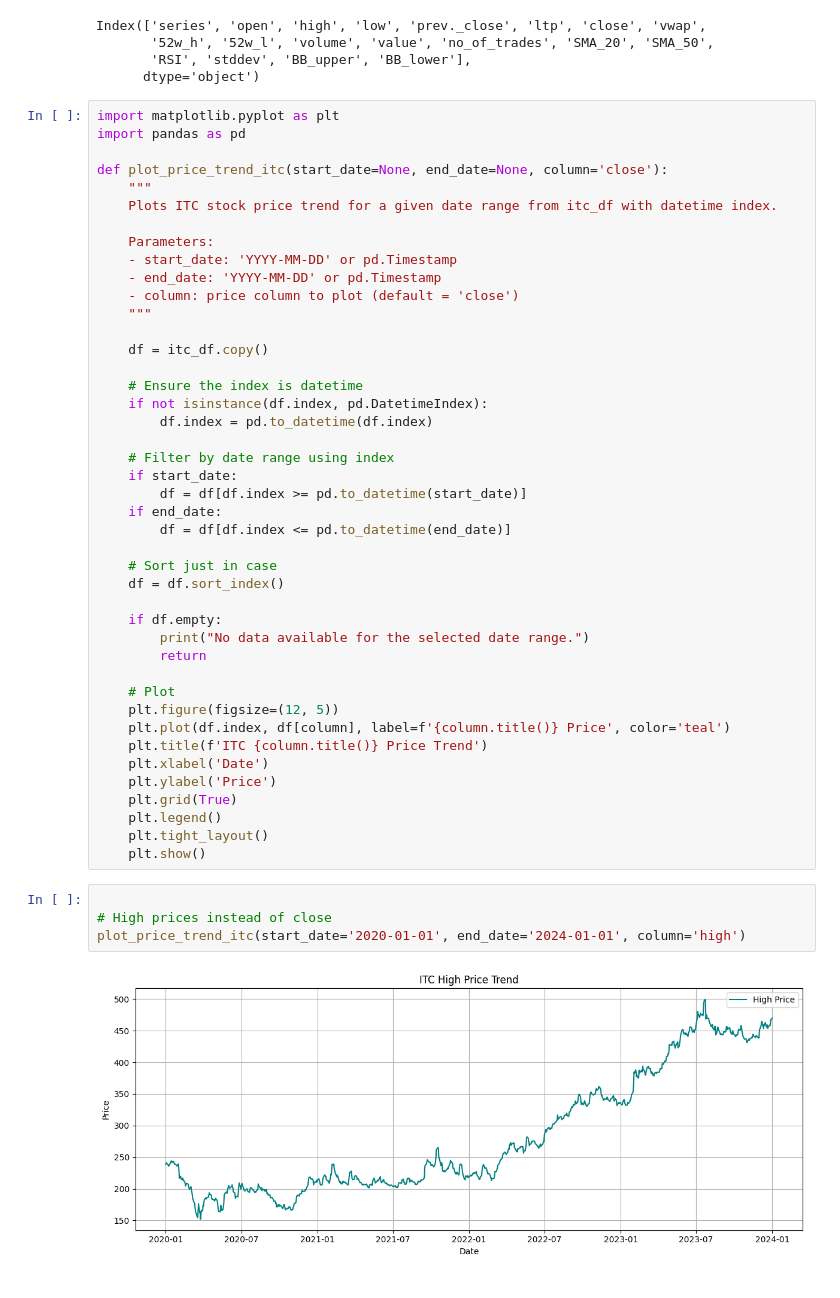
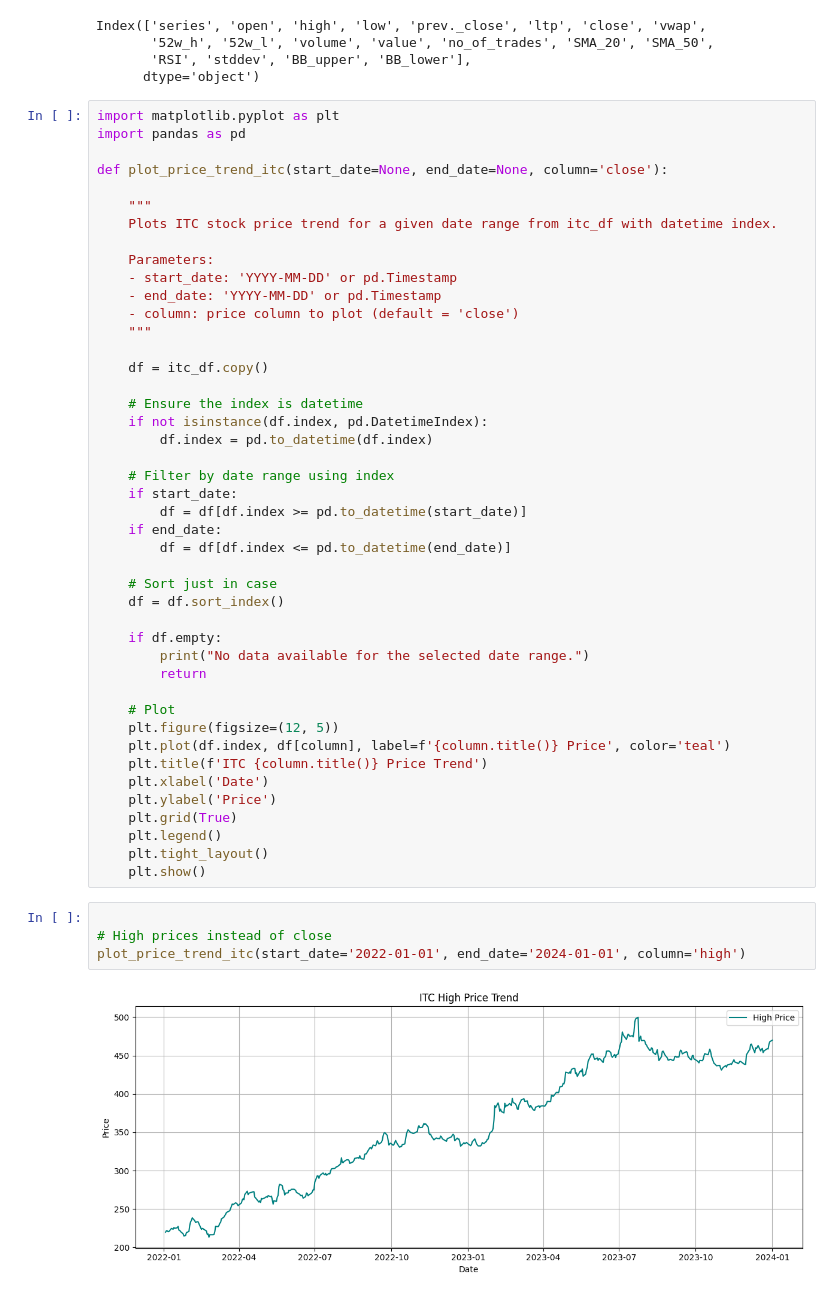
Before and after one commit to Vrunda-Kulkarni/Stock_Price_Prediction, a Jupyter notebook: 01_data_exploration_ITC.ipynb, the cells around one changed output. Saved outputs shown, nothing was run; the diff lists cells and outputs as text.

```diff
--- a/01_data_exploration_ITC.ipynb
+++ b/01_data_exploration_ITC.ipynb
@@ -144,6 +127,7 @@ import matplotlib.pyplot as plt
 import pandas as pd
 
 def plot_price_trend_itc(start_date=None, end_date=None, column='close'):
+
     """
     Plots ITC stock price trend for a given date range from itc_df with datetime index.
 
@@ -185,6 +169,6 @@ def plot_price_trend_itc(start_date=None, end_date=None, column='close'):
 # %%
 
 # High prices instead of close
-plot_price_trend_itc(start_date='2020-01-01', end_date='2024-01-01', column='high')
+plot_price_trend_itc(start_date='2022-01-01', end_date='2024-01-01', column='high')
 # %% [output]
-[figure, old version]
+[figure, new version]
```
Also changed, not shown: parts of 1 cell of this notebook, 1 other file.
